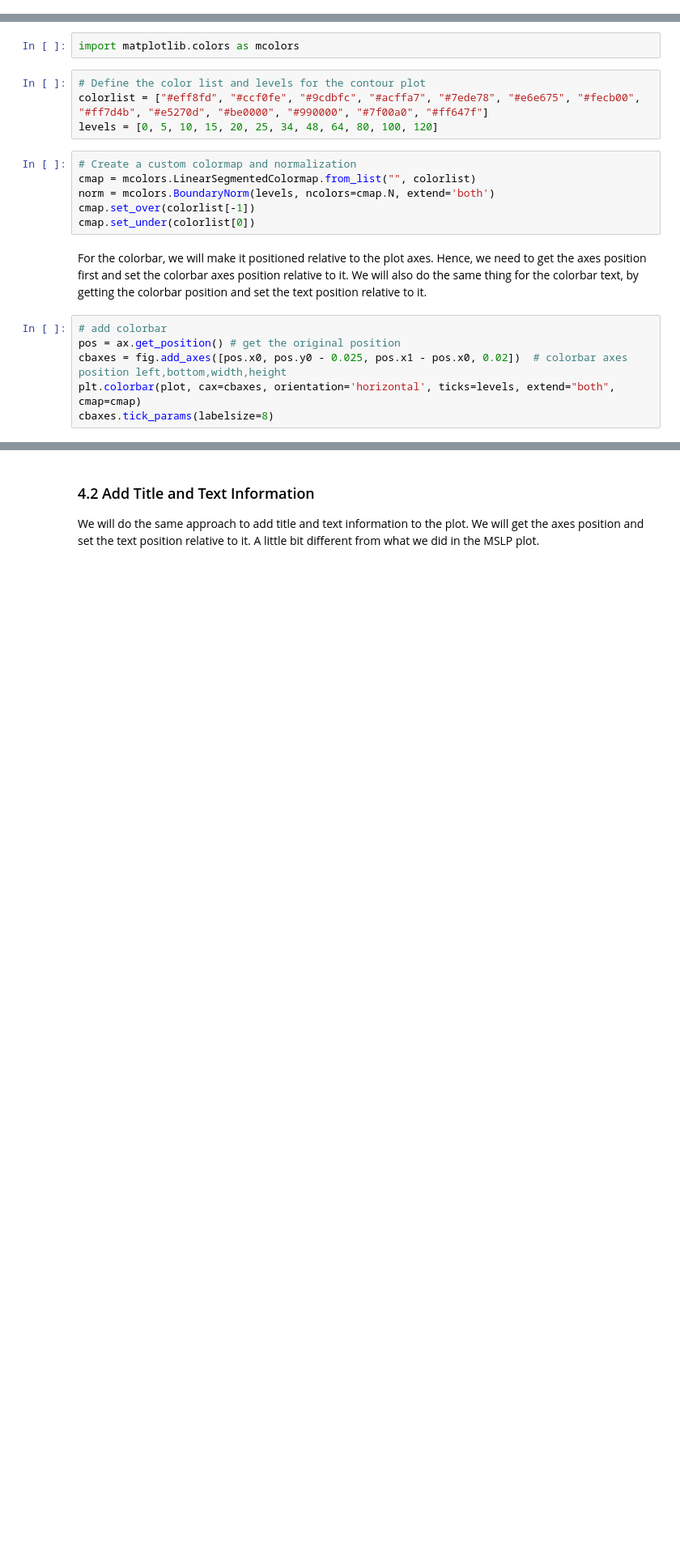
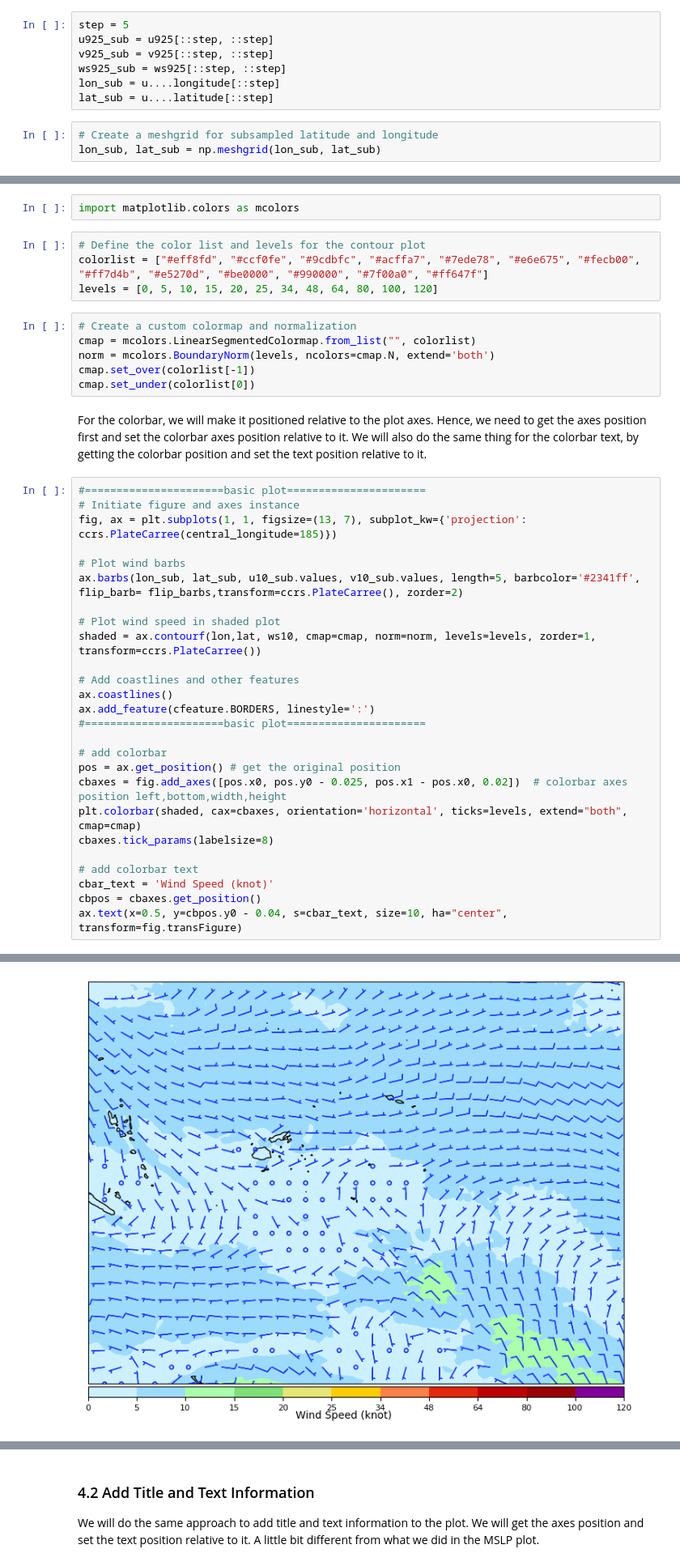
Before and after one commit to achmadrifani/fiji-training-2024, a Jupyter notebook: notebooks/day_07/02_Plotting_wind_barb.ipynb, the cells around one changed output, grey strips where cells are left out. Shown at 81% size. Drawn from its saved outputs; the diff is of its cells as text; blank space fills up the shorter version.

```diff
--- a/notebooks/day_07/02_Plotting_wind_barb.ipynb
+++ b/notebooks/day_07/02_Plotting_wind_barb.ipynb
@@ -227,0 +251,10 @@ ax.add_feature(cfeature.BORDERS, linestyle=':')
+# %%
+step = 5
+u925_sub = u925[::step, ::step]
+v925_sub = v925[::step, ::step]
+ws925_sub = ws925[::step, ::step]
+lon_sub = u....longitude[::step]
+lat_sub = u....latitude[::step]
+# %%
+# Create a meshgrid for subsampled latitude and longitude
+lon_sub, lat_sub = np.meshgrid(lon_sub, lat_sub)
@@ -247,9 +293,29 @@ cmap.set_under(colorlist[0])
 # %% [markdown]
 For the colorbar, we will make it positioned relative to the plot axes. Hence, we need to get the axes position first and set the colorbar axes position relative to it. We will also do the same thing for the colorbar text, by getting the colorbar position and set the text position relative to it.
 # %%
+#======================basic plot======================
+# Initiate figure and axes instance
+fig, ax = plt.subplots(1, 1, figsize=(13, 7), subplot_kw={'projection': ccrs.PlateCarree(central_longitude=185)})
+
+# Plot wind barbs
+ax.barbs(lon_sub, lat_sub, u10_sub.values, v10_sub.values, length=5, barbcolor='#2341ff', flip_barb= flip_barbs,transform=ccrs.PlateCarree(), zorder=2)
+
+# Plot wind speed in shaded plot
+shaded = ax.contourf(lon,lat, ws10, cmap=cmap, norm=norm, levels=levels, zorder=1, transform=ccrs.PlateCarree())
+
+# Add coastlines and other features
+ax.coastlines()
+ax.add_feature(cfeature.BORDERS, linestyle=':')
+#======================basic plot======================
+
 # add colorbar
 pos = ax.get_position() # get the original position
 cbaxes = fig.add_axes([pos.x0, pos.y0 - 0.025, pos.x1 - pos.x0, 0.02])  # colorbar axes position left,bottom,width,height
-plt.colorbar(plot, cax=cbaxes, orientation='horizontal', ticks=levels, extend="both", cmap=cmap)
+plt.colorbar(shaded, cax=cbaxes, orientation='horizontal', ticks=levels, extend="both", cmap=cmap)
 cbaxes.tick_params(labelsize=8)
+
+# add colorbar text
+cbar_text = 'Wind Speed (knot)'
+cbpos = cbaxes.get_position()
+ax.text(x=0.5, y=cbpos.y0 - 0.04, s=cbar_text, size=10, ha="center", transform=fig.transFigure)
 # %% [output]
@@ -256,0 +323 @@ cbaxes.tick_params(labelsize=8)
+[figure, added]
```
Also changed, not shown: parts of 19 cells of this notebook.
